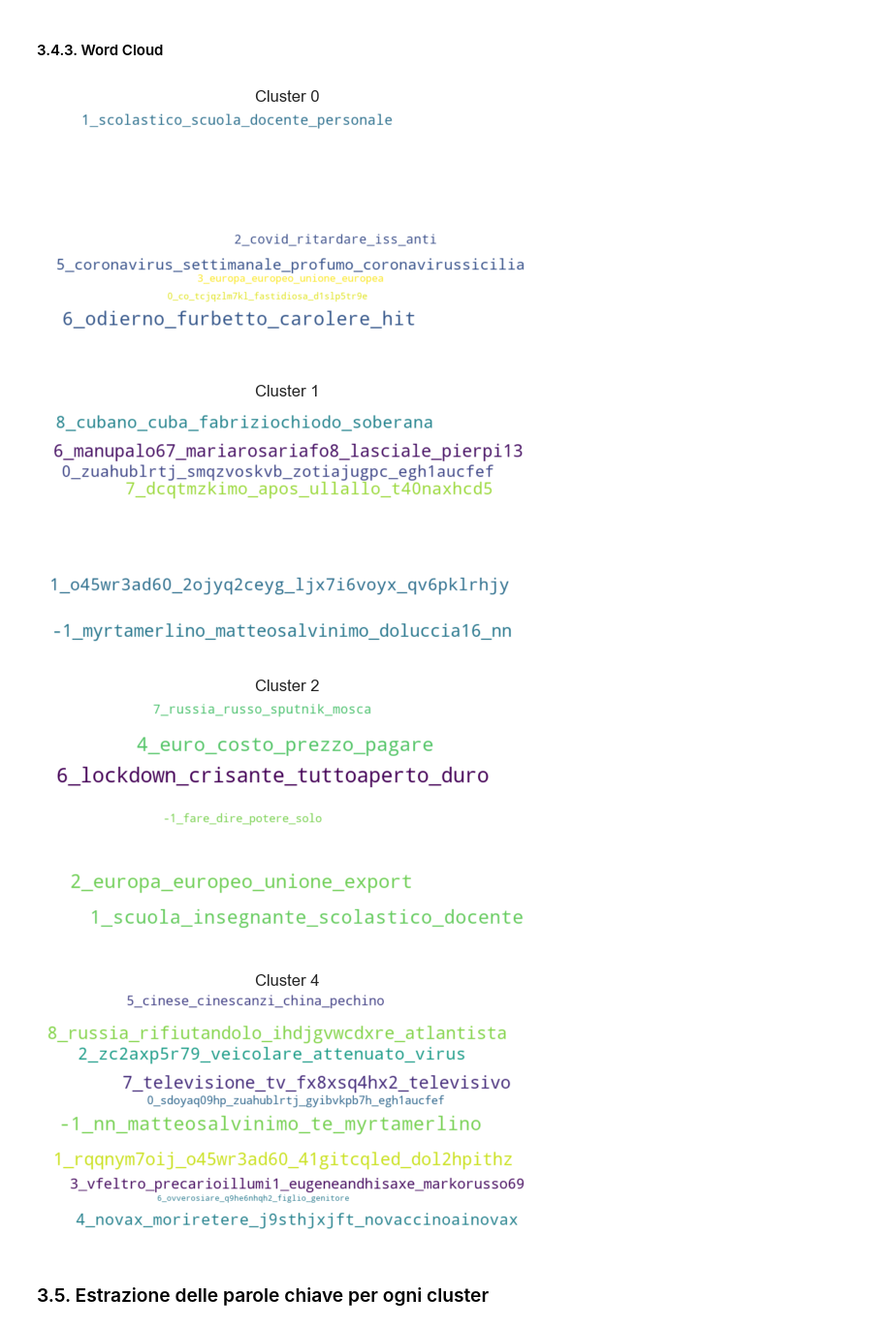
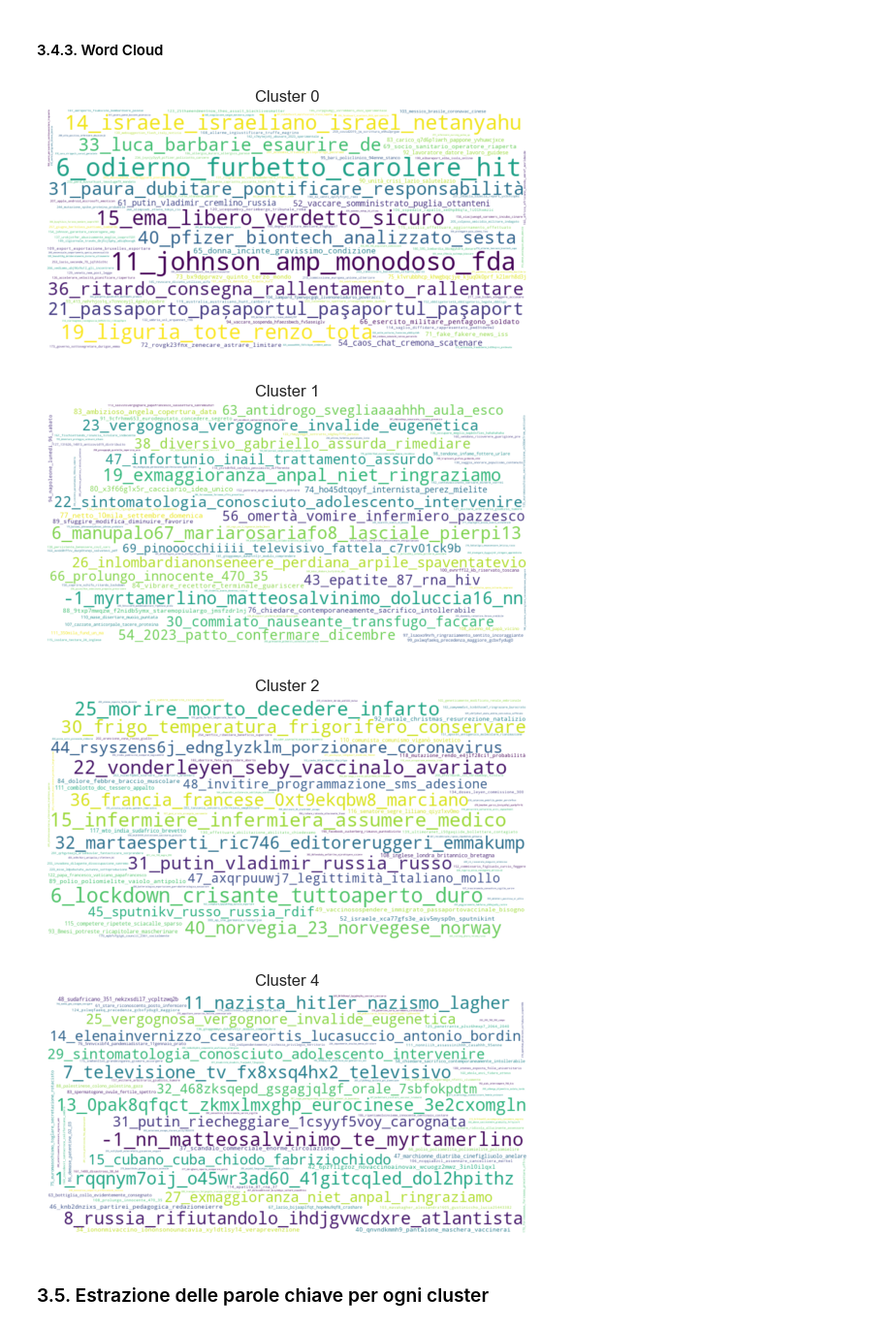
Before and after one commit to davisf20/characterization-of-user-misbehavior-in-online-social-media, a Jupyter notebook: notebooks/clustersCharacterization.ipynb, the cells around one changed output. Shown at 97% size. Saved outputs shown, nothing was run; the diff lists cells and outputs as text; code cells hidden in the pictures.

Commit message:
style: changes for plots

```diff
--- a/notebooks/clustersCharacterization.ipynb
+++ b/notebooks/clustersCharacterization.ipynb
@@ -775,39 +775,39 @@ def create_word_cloud(keywords, probabilities):
     word_freq = dict(zip(keywords, probabilities))
 
     # Crea una word cloud
     wordcloud = WordCloud(width=800, height=400, background_color='white').generate_from_frequencies(word_freq)
     return wordcloud
 
 # Esegui la funzione per ogni cluster e visualizza le word clouds
 unique_clusters = lemmatized_text['kmeans_cluster'].unique()
 
 for cluster in unique_clusters:
     cluster_data = lemmatized_text[lemmatized_text['kmeans_cluster'] == cluster]
 
     # Prendi le prime 5/10 keywords e le relative probabilities
     # Nota: questo presuppone che i dati siano già ordinati in base alla probabilità
-    keywords = cluster_data['model_info_name'].iloc[0][:10]
-    probabilities = cluster_data['probabilities'].iloc[0][:10]
+    keywords = cluster_data['model_info_name'].iloc[0]#[:10]
+    probabilities = cluster_data['probabilities'].iloc[0]#[:10]
 
     wordcloud = create_word_cloud(keywords, probabilities)
 
     # Visualizza la word cloud
     # plt.figure(figsize=(10, 5))
     plt.imshow(wordcloud, interpolation='bilinear')
     plt.axis('off')
     plt.title(f'Cluster {cluster}')
     plt.show()
 
     # # Stampa le parole per il cluster corrente
     # print(f'Parole per il Cluster {cluster}:')
     # for word in keywords:
     #     print(word)
     # print("\n")  # Aggiunge una riga vuota tra le liste di parole
 # %% [output]
-[figure, old version]
+[figure, new version]
-[figure, old version]
+[figure, new version]
-[figure, old version]
+[figure, new version]
-[figure, old version]
+[figure, new version]
 # %% [markdown]
 ### 3.5. Estrazione delle parole chiave per ogni cluster
 # %%
```
Also changed, not shown: 2 other files.
